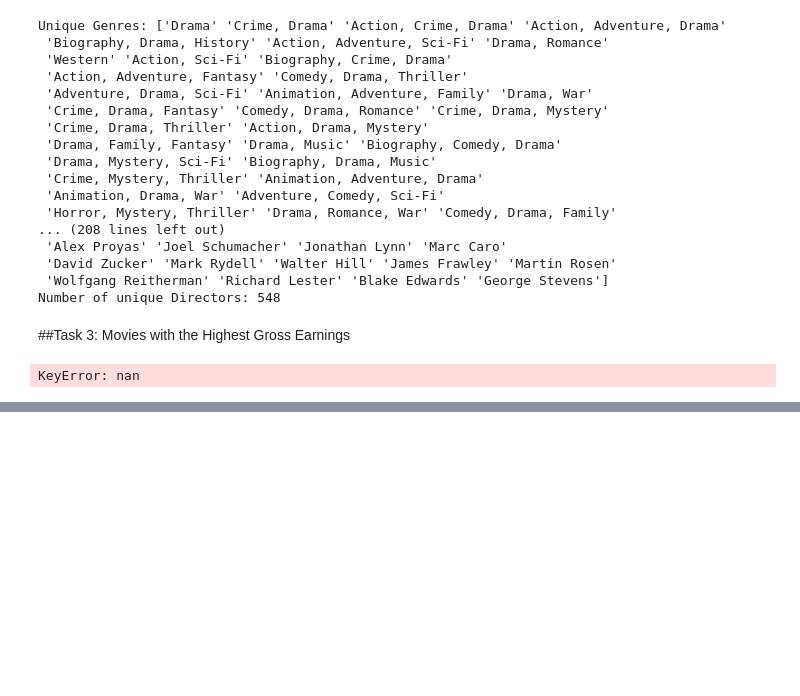
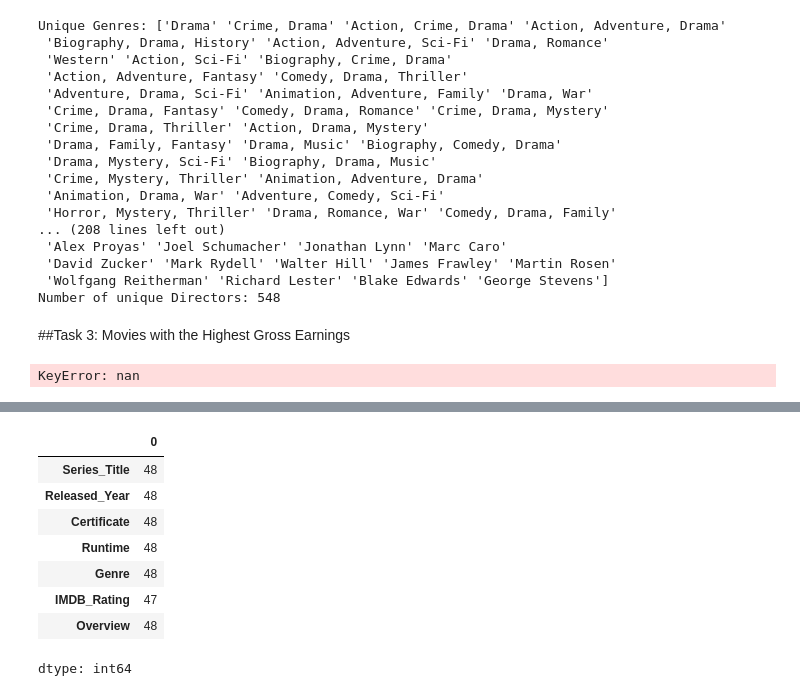
Before and after one commit to csiyu0962-collab/Programming-for-business-application-, a Jupyter notebook: Programming_week_8_seminar_.ipynb, the cells around one changed output, grey strips where cells are left out. Cells and saved outputs as stored; diff of their text form; code cells hidden in the pictures; blank space fills up the shorter version.

```diff
--- a/Programming_week_8_seminar_.ipynb
+++ b/Programming_week_8_seminar_.ipynb
@@ -325,0 +330,6 @@ KeyError: nan
+# %%
+##### Execute the below code to see the output.
+#Program 1 – reading the file
+import pandas as pd
+dataframe=pd.read_csv("/content/MoviesData18-20.csv")
+dataframe # to view the data in the google colab environment
@@ -325,0 +374,12 @@ KeyError: nan
+# %%
+dataframe.count()
+# %% [output]
+|  | 0 |
+| Series_Title | 48 |
+| Released_Year | 48 |
+| Certificate | 48 |
+| Runtime | 48 |
+| Genre | 48 |
+| IMDB_Rating | 47 |
+| Overview | 48 |
+dtype: int64
```
Also changed, not shown: parts of 24 cells of this notebook.
